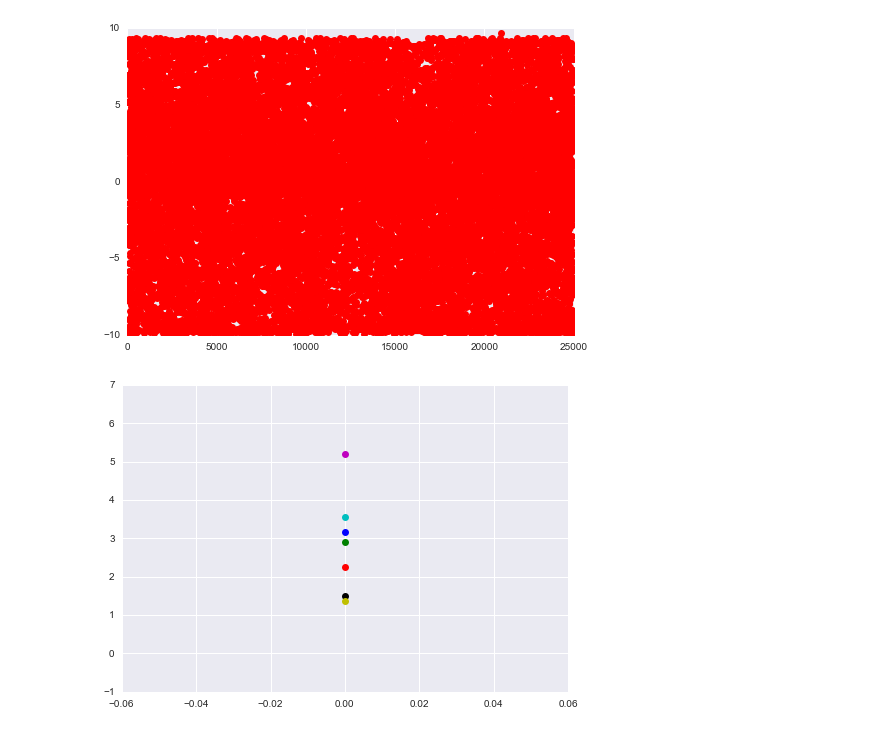
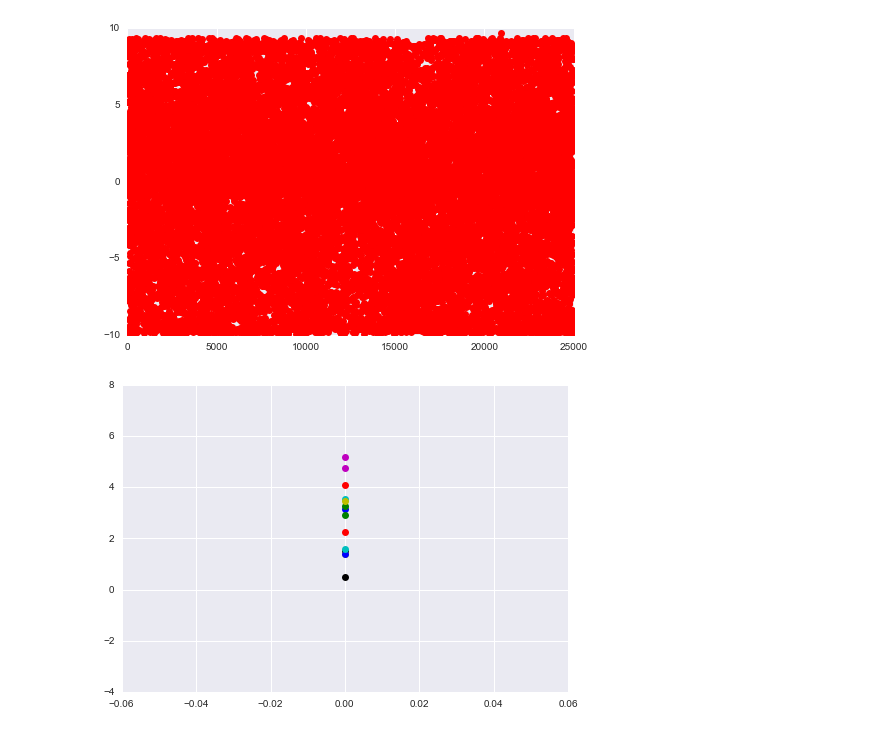
Before and after one commit to ymehra/Data301-Lab10, a Jupyter notebook: Lab10.ipynb, the cells around one changed output. Cells and saved outputs as stored; diff of their text form; code cells hidden in the pictures.

```diff
--- a/Lab10.ipynb
+++ b/Lab10.ipynb
@@ -64,7 +65,8 @@ def data_plot_predictions(person, jokeId):
     plt.plot(nn_iw, "#008080") #some blue
 # %%
 data_plot_predictions(30, 32)
+data_plot_predictions(5, 14)
 # %% [output]
-[figure, old version]
+[figure, new version]
 # %%
 data_plot_predictions(5, 7)
```
Also changed, not shown: parts of 4 cells of this notebook.
